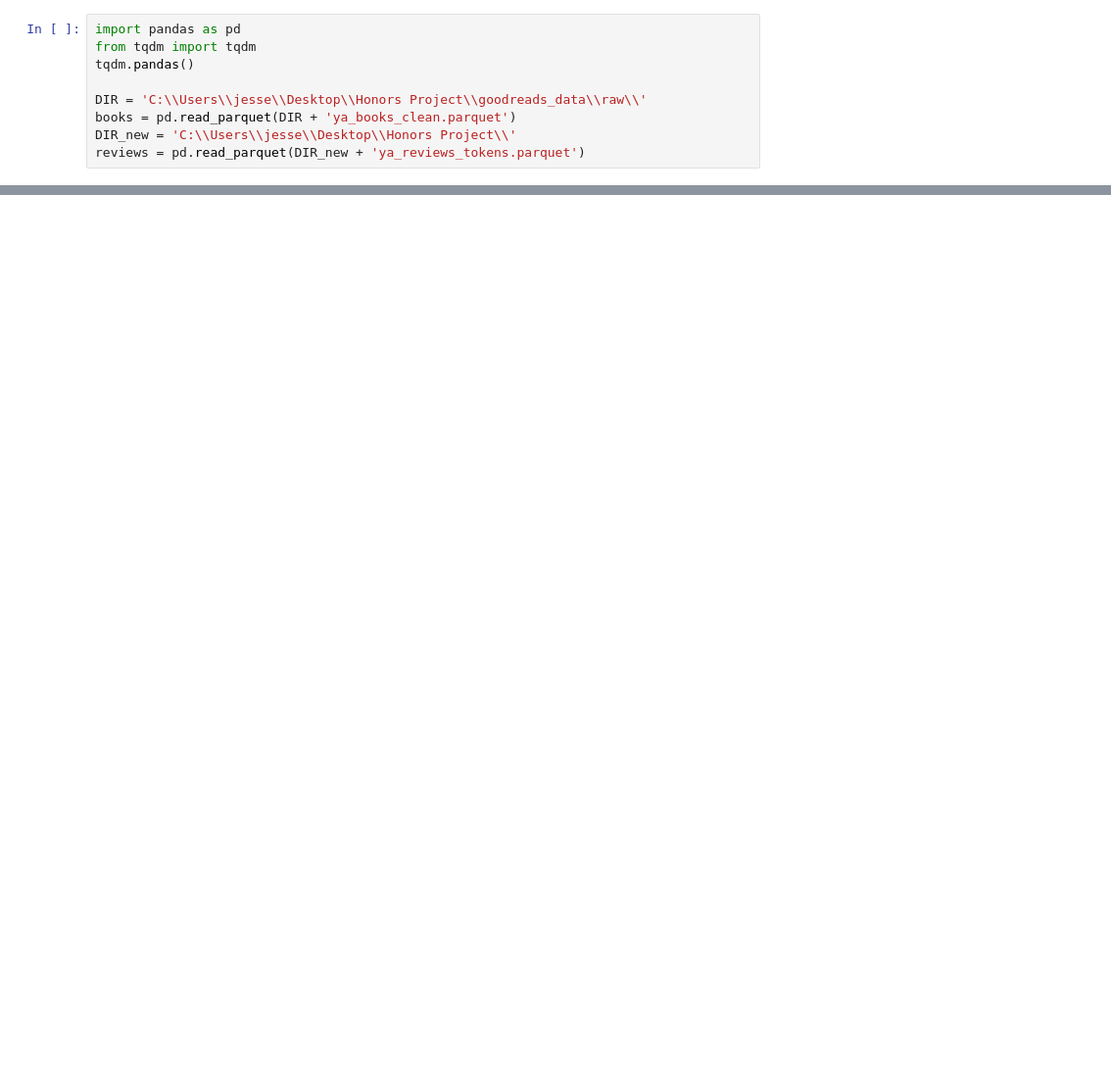
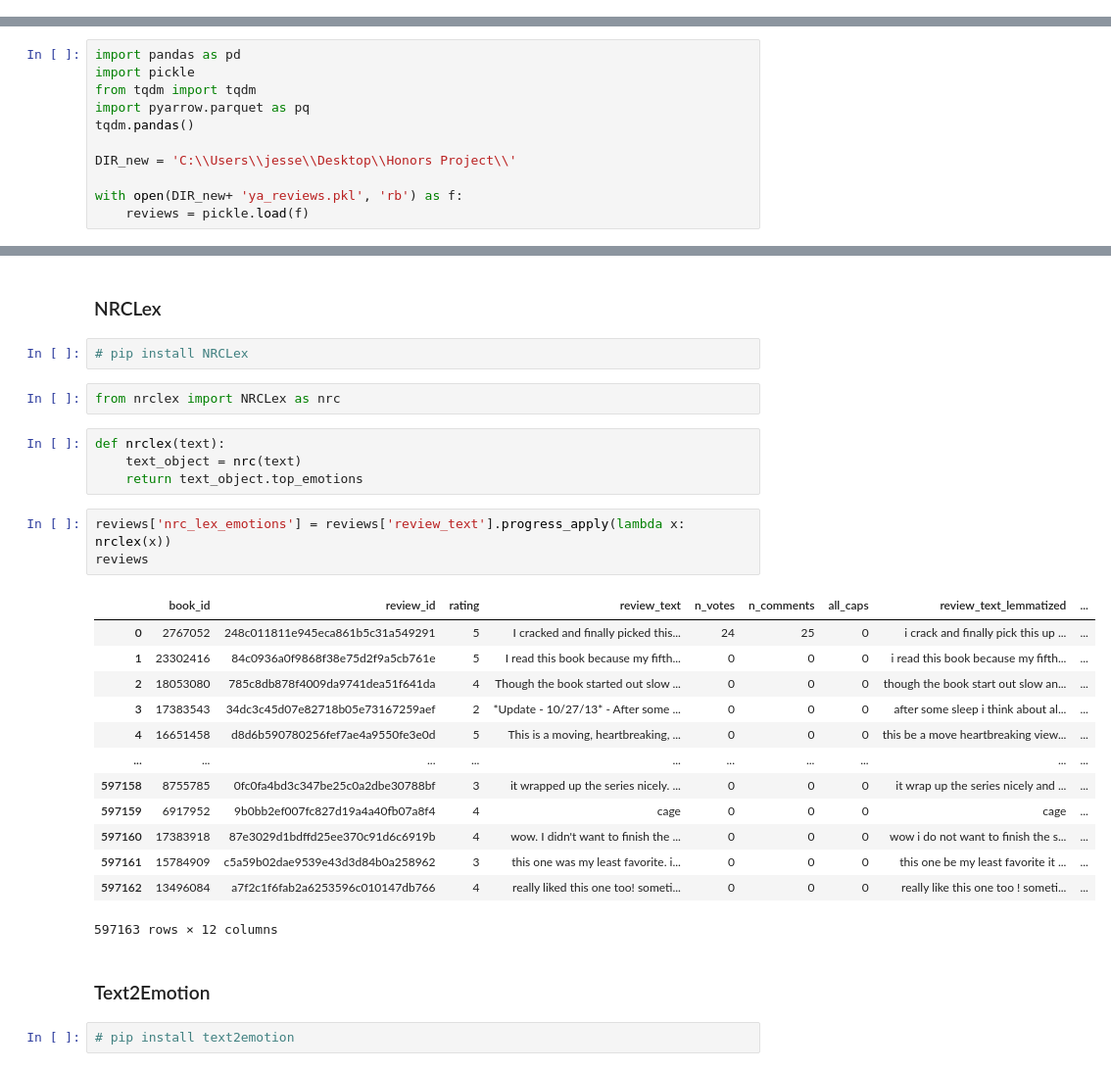
Before and after one commit to jesseAvgonzsmi/emotional-goodreads, a Jupyter notebook: models/emotion_selection.ipynb, the cells around one changed output, grey strips where cells are left out. Shown at 98% size. Cells and saved outputs as stored; diff of their text form; blank space fills up the shorter version.

```diff
--- a/models/emotion_selection.ipynb
+++ b/models/emotion_selection.ipynb
@@ -1,9 +0,0 @@
-# %%
-import pandas as pd
-from tqdm import tqdm
-tqdm.pandas()
-
-DIR = 'C:\\Users\\jesse\\Desktop\\Honors Project\\goodreads_data\\raw\\'
-books = pd.read_parquet(DIR + 'ya_books_clean.parquet')
-DIR_new = 'C:\\Users\\jesse\\Desktop\\Honors Project\\'
-reviews = pd.read_parquet(DIR_new + 'ya_reviews_tokens.parquet')
@@ -122,0 +1,11 @@ shelf_counts
+# %%
+import pandas as pd
+import pickle
+from tqdm import tqdm
+import pyarrow.parquet as pq
+tqdm.pandas()
+
+DIR_new = 'C:\\Users\\jesse\\Desktop\\Honors Project\\'
+
+with open(DIR_new+ 'ya_reviews.pkl', 'rb') as f:
+    reviews = pickle.load(f)
@@ -122,0 +25,31 @@ shelf_counts
+# %% [markdown]
+### NRCLex
+# %%
+# pip install NRCLex
+# %%
+from nrclex import NRCLex as nrc
+# %%
+def nrclex(text):
+    text_object = nrc(text)
+    return text_object.top_emotions
+# %%
+reviews['nrc_lex_emotions'] = reviews['review_text'].progress_apply(lambda x: nrclex(x))
+reviews
+# %% [output]
+|  | book_id | review_id | rating | review_text | n_votes | n_comments | all_caps | review_text_lemmatized | ... |
+| 0 | 2767052 | 248c011811e945eca861b5c31a549291 | 5 | I cracked and finally picked this... | 24 | 25 | 0 | i crack and finally pick this up ... | ... |
+| 1 | 23302416 | 84c0936a0f9868f38e75d2f9a5cb761e | 5 | I read this book because my fifth... | 0 | 0 | 0 | i read this book because my fifth... | ... |
+| 2 | 18053080 | 785c8db878f4009da9741dea51f641da | 4 | Though the book started out slow ... | 0 | 0 | 0 | though the book start out slow an... | ... |
+| 3 | 17383543 | 34dc3c45d07e82718b05e73167259aef | 2 | *Update - 10/27/13* - After some ... | 0 | 0 | 0 | after some sleep i think about al... | ... |
+| 4 | 16651458 | d8d6b590780256fef7ae4a9550fe3e0d | 5 | This is a moving, heartbreaking, ... | 0 | 0 | 0 | this be a move heartbreaking view... | ... |
+| ... | ... | ... | ... | ... | ... | ... | ... | ... | ... |
+| 597158 | 8755785 | 0fc0fa4bd3c347be25c0a2dbe30788bf | 3 | it wrapped up the series nicely. ... | 0 | 0 | 0 | it wrap up the series nicely and ... | ... |
+| 597159 | 6917952 | 9b0bb2ef007fc827d19a4a40fb07a8f4 | 4 | cage | 0 | 0 | 0 | cage | ... |
+| 597160 | 17383918 | 87e3029d1bdffd25ee370c91d6c6919b | 4 | wow. I didn't want to finish the ... | 0 | 0 | 0 | wow i do not want to finish the s... | ... |
+| 597161 | 15784909 | c5a59b02dae9539e43d3d84b0a258962 | 3 | this one was my least favorite. i... | 0 | 0 | 0 | this one be my least favorite it ... | ... |
+| 597162 | 13496084 | a7f2c1f6fab2a6253596c010147db766 | 4 | really liked this one too! someti... | 0 | 0 | 0 | really like this one too ! someti... | ... |
+597163 rows × 12 columns
+# %% [markdown]
+### Text2Emotion
+# %%
+# pip install text2emotion
```
Also changed, not shown: parts of 31 cells of this notebook, 4 other files.
